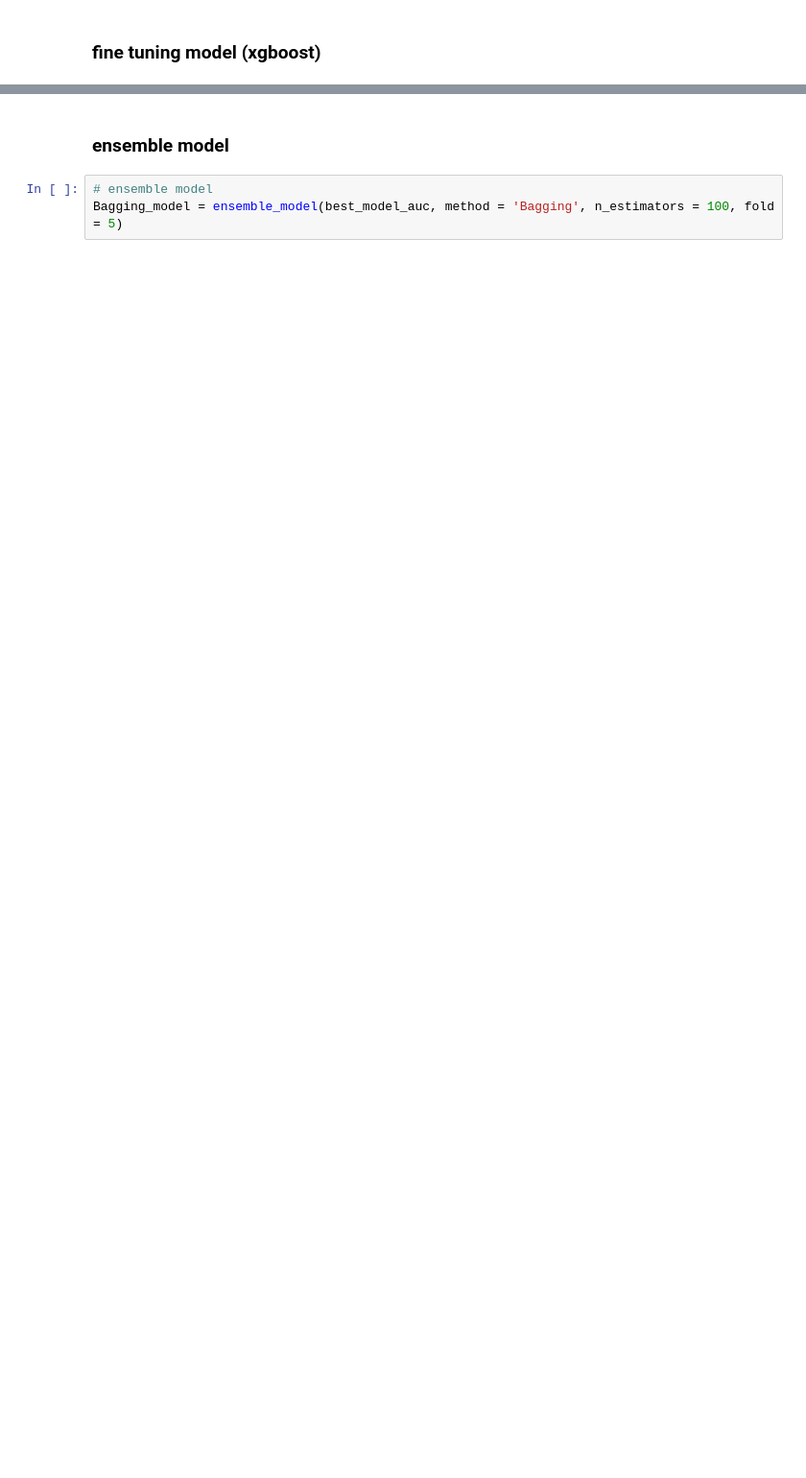
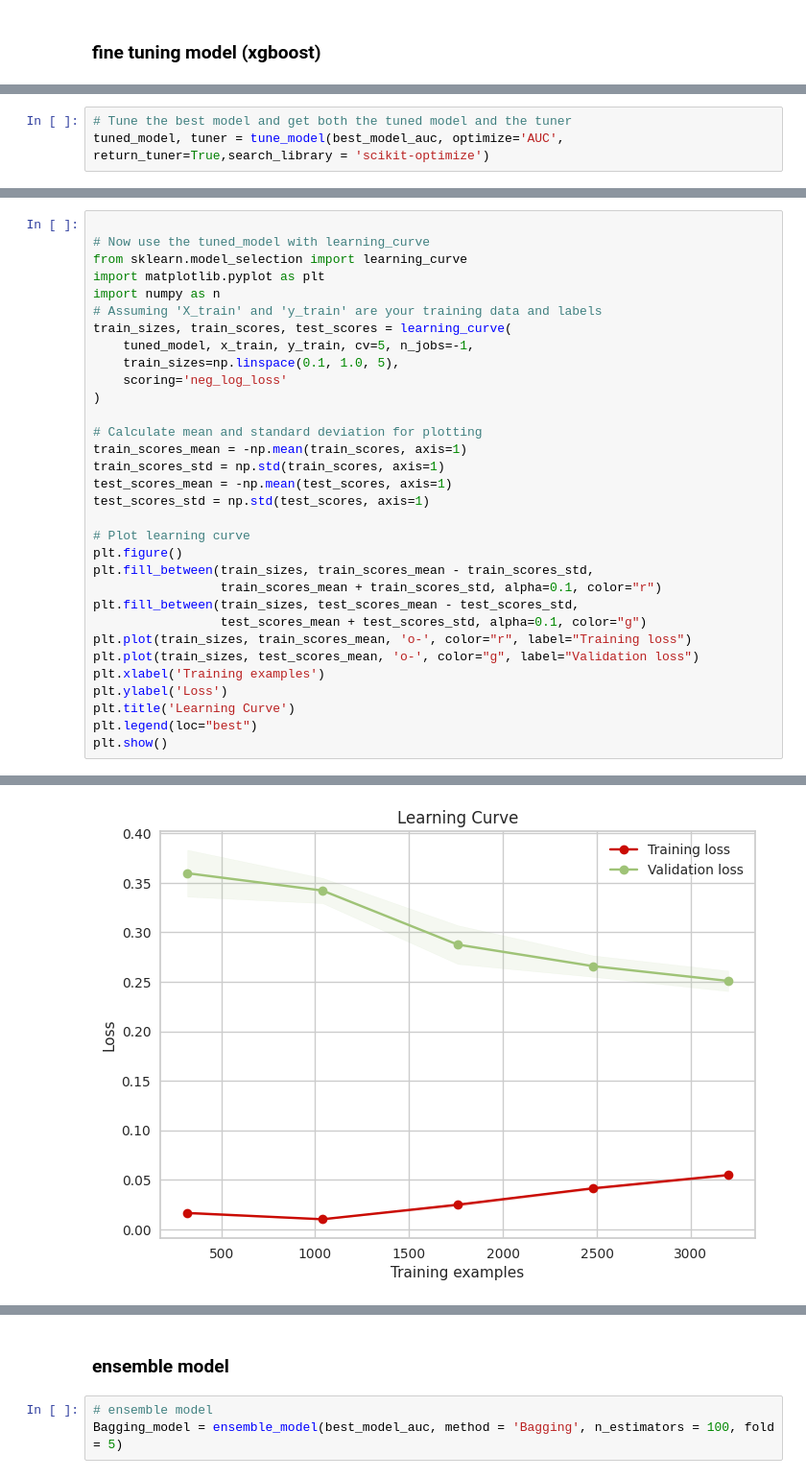
Before and after one commit to CodingForTheBlind/EExAI-hackathon, a Jupyter notebook: task summission.ipynb, the cells around one changed output, grey strips where cells are left out. Shown at 96% size. Cells and saved outputs as stored; diff of their text form; blank space fills up the shorter version.

Commit message:
make graph

```diff
--- a/task summission.ipynb
+++ b/task summission.ipynb
@@ -530 +534,4 @@ tuned_model = tune_model(best_model_auc, optimize='AUC')
 Fitting 10 folds for each of 10 candidates, totalling 100 fits
+# %%
+# Tune the best model and get both the tuned model and the tuner
+tuned_model, tuner = tune_model(best_model_auc, optimize='AUC', return_tuner=True,search_library = 'scikit-optimize')
@@ -530,0 +572,33 @@ Fitting 10 folds for each of 10 candidates, totalling 100 fits
+# %%
+
+# Now use the tuned_model with learning_curve
+from sklearn.model_selection import learning_curve
+import matplotlib.pyplot as plt
+import numpy as n
+# Assuming 'X_train' and 'y_train' are your training data and labels
+train_sizes, train_scores, test_scores = learning_curve(
+    tuned_model, x_train, y_train, cv=5, n_jobs=-1,
+    train_sizes=np.linspace(0.1, 1.0, 5),
+    scoring='neg_log_loss'
+)
+
+# Calculate mean and standard deviation for plotting
+train_scores_mean = -np.mean(train_scores, axis=1)
+train_scores_std = np.std(train_scores, axis=1)
+test_scores_mean = -np.mean(test_scores, axis=1)
+test_scores_std = np.std(test_scores, axis=1)
+
+# Plot learning curve
+plt.figure()
+plt.fill_between(train_sizes, train_scores_mean - train_scores_std,
+                 train_scores_mean + train_scores_std, alpha=0.1, color="r")
+plt.fill_between(train_sizes, test_scores_mean - test_scores_std,
+                 test_scores_mean + test_scores_std, alpha=0.1, color="g")
+plt.plot(train_sizes, train_scores_mean, 'o-', color="r", label="Training loss")
+plt.plot(train_sizes, test_scores_mean, 'o-', color="g", label="Validation loss")
+plt.xlabel('Training examples')
+plt.ylabel('Loss')
+plt.title('Learning Curve')
+plt.legend(loc="best")
+plt.show()
+# %% [output]
@@ -530,0 +622 @@ Fitting 10 folds for each of 10 candidates, totalling 100 fits
+[figure, added]
```
Also changed, not shown: parts of 24 cells of this notebook.
